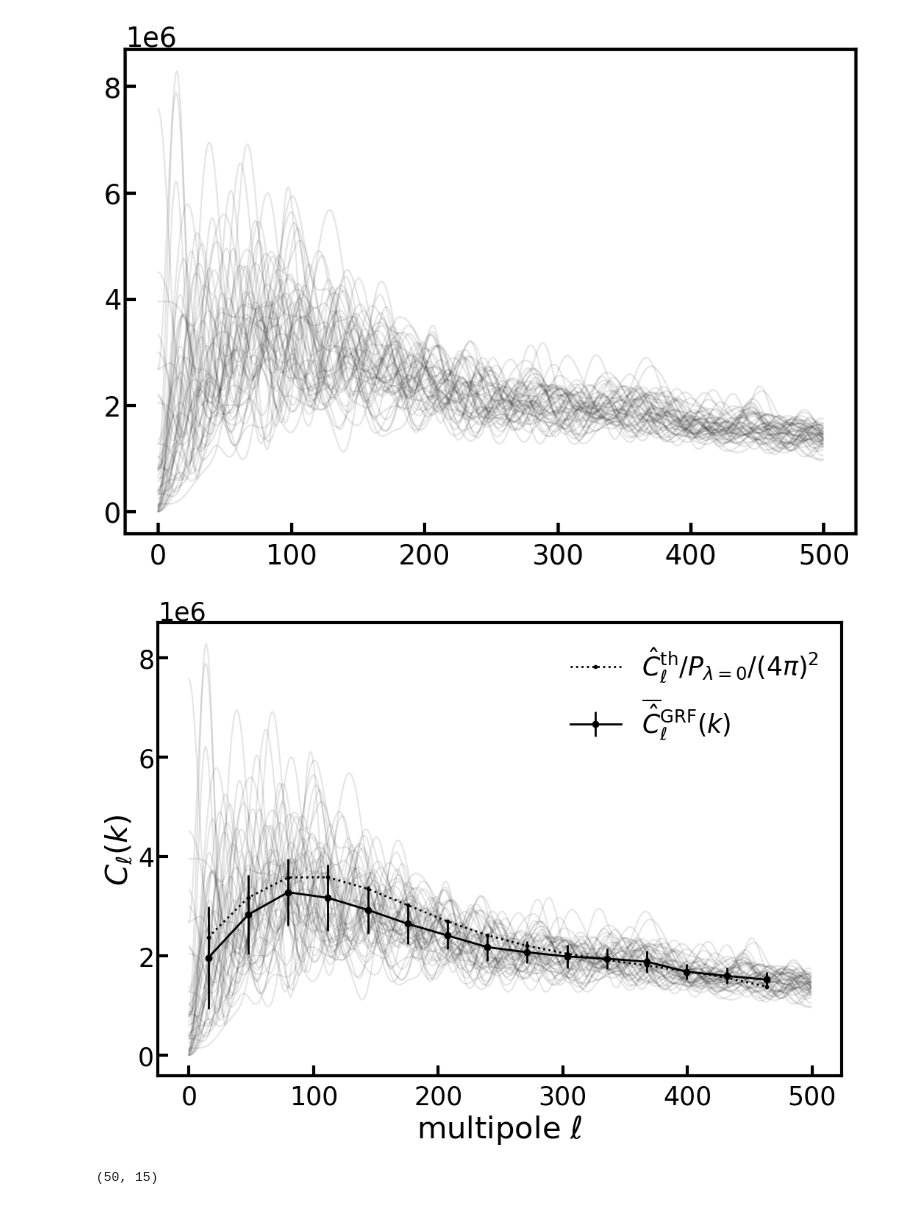
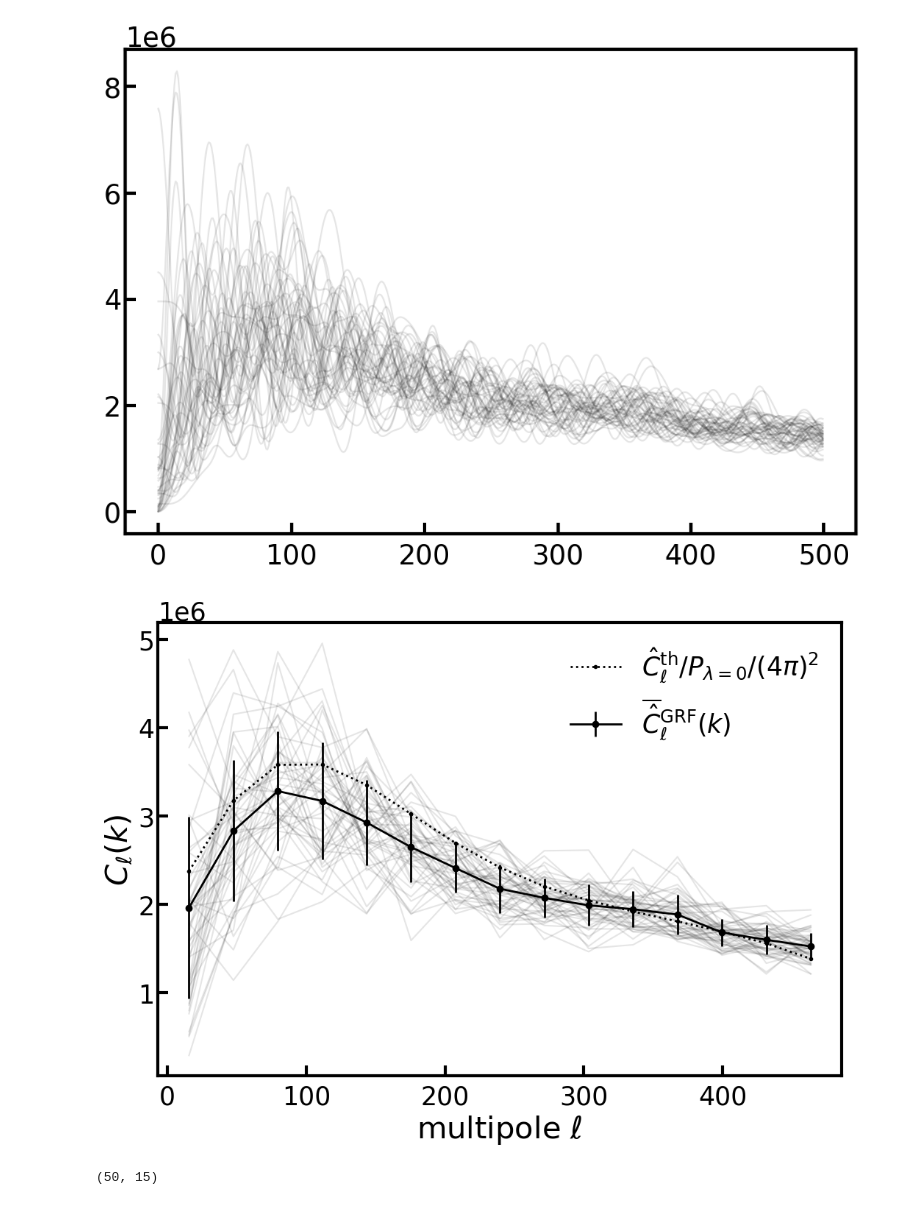
Before and after one commit to roger2b/directsht-lya, a Jupyter notebook: notebooks/lya_GRFs_directSHT.ipynb, the cells around one changed output. Drawn from its saved outputs; the diff is of its cells as text; code cells hidden in the pictures.

```diff
--- a/notebooks/lya_GRFs_directSHT.ipynb
+++ b/notebooks/lya_GRFs_directSHT.ipynb
@@ -171,20 +159,3 @@ trand,prand,wrand = all_theta, all_phi, FT_mask
 print(f'Nskew = {Nskew}, Nk = {wrand.shape[1]}')
 # %% [output]
 Nskew = 9797, Nk = 512
-# %%
-# define index for calculation
-k_idx = 0
-# To Do: do this in a loop
-
-# Calculate the angular power spectrum of the randoms
-#
-hran_for_wl = sht_randoms(trand,prand,wrand[:,k_idx])
-# For lya we ignore the shot noise contribution and compute directly
-# the angular power spectrum of the window function
-wl = hp.alm2cl(hran_for_wl)
-
-if do_plots:
-    plt.figure(figsize=(9,6))
-    plt.loglog(wl   ,label='wl rand')
-    plt.xlabel(r'$\ell$');plt.ylabel(r'$W_\ell$');plt.legend();plt.tight_layout()
-    plt.savefig('./plots/harmonic_window.pdf')
@@ -201,17 +209,18 @@ precompute_Wigner3j = True
 # %%
+precompute_Wigner3j = True
 if precompute_Wigner3j:
     # Wigner3j code
     import fast_Wigner3j as Wigner3j
 
     #initialize class
-    couple_mat = Wigner3j.CoupleMat(Nl, wl)
+    couple_mat = Wigner3j.CoupleMat(Nl, wl_k[_k_idx])
     coupling_matrix = couple_mat.compute_matrix()
 
-    MD = MaskDeconvolution(Nl,wl,precomputed_Wigner=coupling_matrix)
+    MD = MaskDeconvolution(Nl,wl_k[_k_idx],precomputed_Wigner=coupling_matrix)
 else:
     # if I want to use SHT for the Wigner3j computation
     print('use SHT native Wigner3j computation')
-    %time MD = MaskDeconvolution(Nl,wl)
+    %time MD = MaskDeconvolution(Nl,wl_k[_k_idx])
 #
 # choose binning for Cell's
 NperBin = 2**5
@@ -397,13 +364,16 @@ def Power_spectrum(kh_perp, kh_par, add_rsd=add_rsd_):
 plt.figure(figsize=(5,4));plt.imshow(coupling_matrix/MD.Mll/(4*np.pi));plt.colorbar();plt.show()
 # %% [output]
 [figure]
+# %%
+# compute F_{ell L lambda} matrix
+couple_mat = Wigner3j.CoupleMat(Nl, PLKjKk)
+coupling_matrix_leg_pol = couple_mat.compute_matrix()
+
+couple_mat = Wigner3j.CoupleMat(Nl, wl_k[_k_idx])
+coupling_matrix_window = couple_mat.compute_matrix()
 # %%
-# compute F_{ell L lambda} matrix
-couple_mat = Wigner3j.CoupleMat(Nl, PLKjKk)
-coupling_matrix = couple_mat.compute_matrix()
-
 # is the L range sufficient?
-L_range = np.arange(1, L_max+1, 1)
+L_range = np.arange(0, L_max, 1)
 
 # is chi bar approx correct?
 chi_bar = (chi_grid.max()+chi_grid.min())/2
@@ -413,9 +383,9 @@ print('compute for k index:', k_idx, 'with chibar: ', chi_bar, f'and 1/(2 pi chi
 pk_L = Power_spectrum(kh_perp=L_range/chi_bar, kh_par=k_arr[k_idx])/(2.*np.pi*chi_bar**2)
 
 #theory power spectrum
-C_ell = np.dot(coupling_matrix, pk_L)/(4.*np.pi)
+C_ell = np.dot(coupling_matrix_leg_pol, pk_L)/(4.*np.pi)
 # window convolved theory power spectrum
-C_ell_hat = np.dot(MD.Mll, C_ell) #[:MD.Mll.shape[1]]
+C_ell_hat = np.dot(coupling_matrix_window, C_ell) #[:MD.Mll.shape[1]]
 
 # binning
 ells = np.arange(Nl)
@@ -506,15 +472,16 @@ binned_clk_std = np.std(binned_clk, axis=0)
 [figure]
 # %%
 for i in range(num_sim):
-    plt.plot(cl_k[i],'k-', alpha=0.1)
+    # plt.plot(ells, cl_k[i],'k-', alpha=0.1)
+    plt.plot(my_binned_ells, bins @ cl_k[i],'k-', alpha=0.1)
 plt.errorbar(my_binned_ells, binned_clk_mean, yerr=binned_clk_std,c='k', ls='-',fmt='o', lw=2, label=r'$\overline{\hat{C}}_{\ell}^{\rm GRF}(k)$')
 plt.plot(my_binned_ells, binned_Cl_hat_GRF/norm_Plambda/(4*np.pi)**2,'k.:',lw=2, label=r'$\hat{C}_{\ell}^{\rm th}/P_{\lambda=0}/(4\pi)^2$')
 plt.xlabel(r'multipole $\ell$')
 plt.ylabel(r'$C_{\ell}(k)$')
 plt.legend()
 plt.show()
 # %% [output]
-[figure, old version]
+[figure, new version]
 # %%
 # %% [output]
 (50, 15)
```
Also changed, not shown: parts of 21 cells of this notebook, 9 other files.
